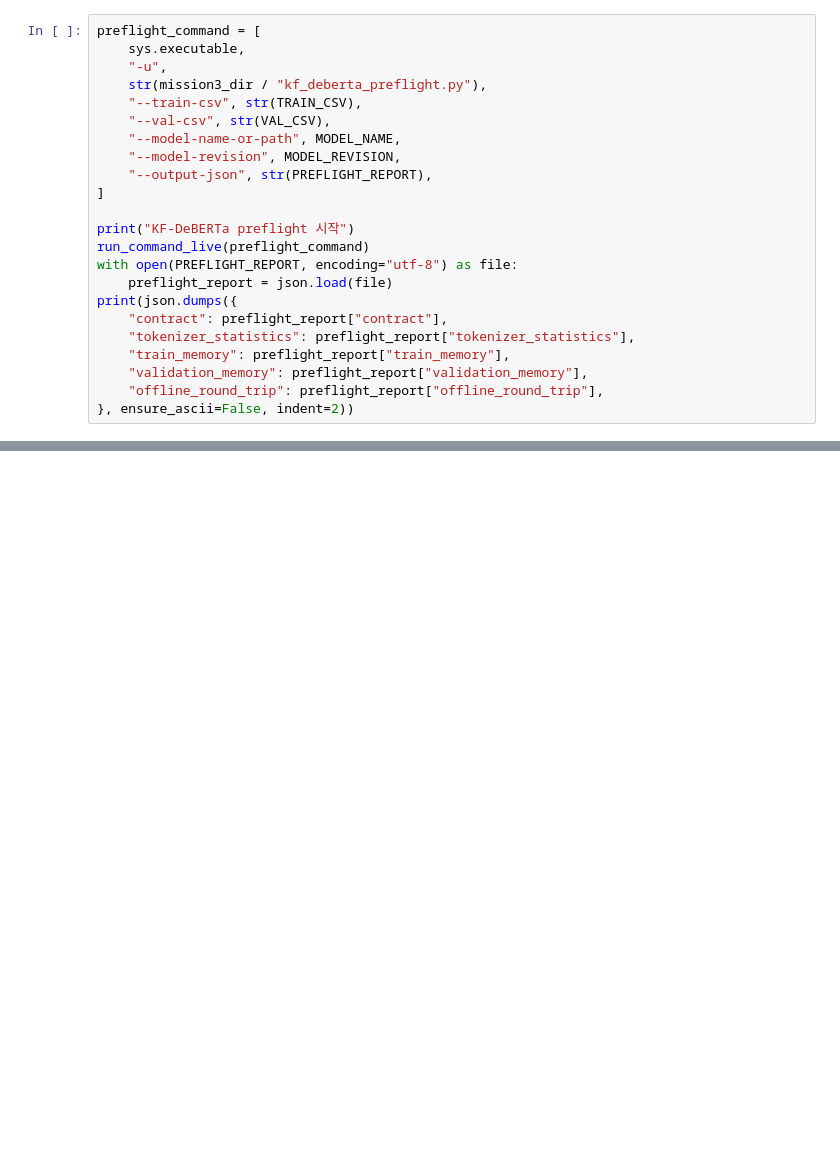
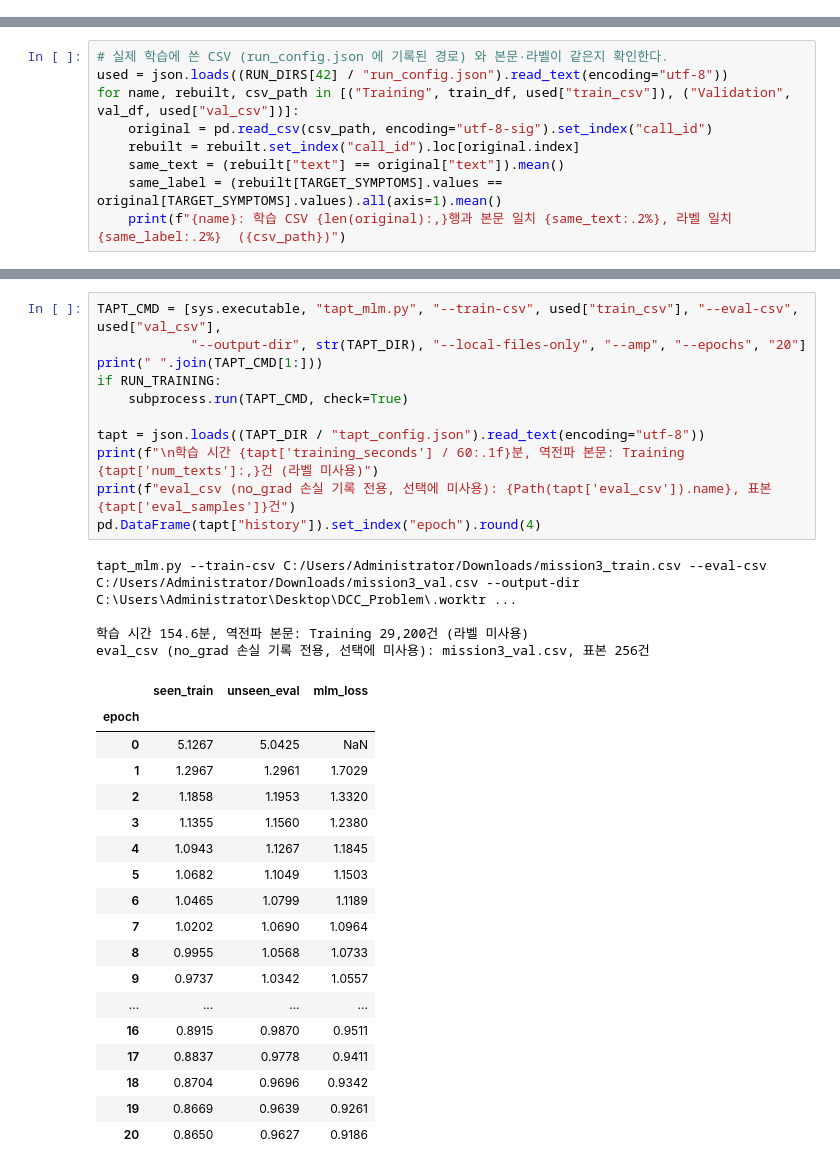
Before and after one commit to KozzilzzilE/DCC_Problem, a Jupyter notebook: mission3_symptom/model_train.ipynb, the cells around one changed output, grey strips where cells are left out. Cells and saved outputs as stored; diff of their text form; blank space fills up the shorter version.

```diff
--- a/mission3_symptom/model_train.ipynb
+++ b/mission3_symptom/model_train.ipynb
@@ -147,23 +0,0 @@ Training/Validation CSV는 tokenizer 통계에만 사용하며 모델 update에
-# %%
-preflight_command = [
-    sys.executable,
-    "-u",
-    str(mission3_dir / "kf_deberta_preflight.py"),
-    "--train-csv", str(TRAIN_CSV),
-    "--val-csv", str(VAL_CSV),
-    "--model-name-or-path", MODEL_NAME,
-    "--model-revision", MODEL_REVISION,
-    "--output-json", str(PREFLIGHT_REPORT),
-]
-
-print("KF-DeBERTa preflight 시작")
-run_command_live(preflight_command)
-with open(PREFLIGHT_REPORT, encoding="utf-8") as file:
-    preflight_report = json.load(file)
-print(json.dumps({
-    "contract": preflight_report["contract"],
-    "tokenizer_statistics": preflight_report["tokenizer_statistics"],
-    "train_memory": preflight_report["train_memory"],
-    "validation_memory": preflight_report["validation_memory"],
-    "offline_round_trip": preflight_report["offline_round_trip"],
-}, ensure_ascii=False, indent=2))
@@ -304,0 +98,9 @@ plt.show()
+# %%
+# 실제 학습에 쓴 CSV (run_config.json 에 기록된 경로) 와 본문·라벨이 같은지 확인한다.
+used = json.loads((RUN_DIRS[42] / "run_config.json").read_text(encoding="utf-8"))
+for name, rebuilt, csv_path in [("Training", train_df, used["train_csv"]), ("Validation", val_df, used["val_csv"])]:
+    original = pd.read_csv(csv_path, encoding="utf-8-sig").set_index("call_id")
+    rebuilt = rebuilt.set_index("call_id").loc[original.index]
+    same_text = (rebuilt["text"] == original["text"]).mean()
+    same_label = (rebuilt[TARGET_SYMPTOMS].values == original[TARGET_SYMPTOMS].values).all(axis=1).mean()
+    print(f"{name}: 학습 CSV {len(original):,}행과 본문 일치 {same_text:.2%}, 라벨 일치 {same_label:.2%}  ({csv_path})")
@@ -304,0 +114,34 @@ plt.show()
+# %%
+TAPT_CMD = [sys.executable, "tapt_mlm.py", "--train-csv", used["train_csv"], "--eval-csv", used["val_csv"],
+            "--output-dir", str(TAPT_DIR), "--local-files-only", "--amp", "--epochs", "20"]
+print(" ".join(TAPT_CMD[1:]))
+if RUN_TRAINING:
+    subprocess.run(TAPT_CMD, check=True)
+
+tapt = json.loads((TAPT_DIR / "tapt_config.json").read_text(encoding="utf-8"))
+print(f"\n학습 시간 {tapt['training_seconds'] / 60:.1f}분, 역전파 본문: Training {tapt['num_texts']:,}건 (라벨 미사용)")
+print(f"eval_csv (no_grad 손실 기록 전용, 선택에 미사용): {Path(tapt['eval_csv']).name}, 표본 {tapt['eval_samples']}건")
+pd.DataFrame(tapt["history"]).set_index("epoch").round(4)
+# %% [output]
+tapt_mlm.py --train-csv C:/Users/Administrator/Downloads/mission3_train.csv --eval-csv C:/Users/Administrator/Downloads/mission3_val.csv --output-dir C:\Users\Administrator\Desktop\DCC_Problem\.worktr ...
+
+학습 시간 154.6분, 역전파 본문: Training 29,200건 (라벨 미사용)
+eval_csv (no_grad 손실 기록 전용, 선택에 미사용): mission3_val.csv, 표본 256건
+|  | seen_train | unseen_eval | mlm_loss |
+| epoch |  |  |  |
+| 0 | 5.1267 | 5.0425 | NaN |
+| 1 | 1.2967 | 1.2961 | 1.7029 |
+| 2 | 1.1858 | 1.1953 | 1.3320 |
+| 3 | 1.1355 | 1.1560 | 1.2380 |
+| 4 | 1.0943 | 1.1267 | 1.1845 |
+| 5 | 1.0682 | 1.1049 | 1.1503 |
+| 6 | 1.0465 | 1.0799 | 1.1189 |
+| 7 | 1.0202 | 1.0690 | 1.0964 |
+| 8 | 0.9955 | 1.0568 | 1.0733 |
+| 9 | 0.9737 | 1.0342 | 1.0557 |
+| ... | ... | ... | ... |
+| 16 | 0.8915 | 0.9870 | 0.9511 |
+| 17 | 0.8837 | 0.9778 | 0.9411 |
+| 18 | 0.8704 | 0.9696 | 0.9342 |
+| 19 | 0.8669 | 0.9639 | 0.9261 |
+| 20 | 0.8650 | 0.9627 | 0.9186 |
```
Also changed, not shown: parts of 34 cells of this notebook, 4 other files.
